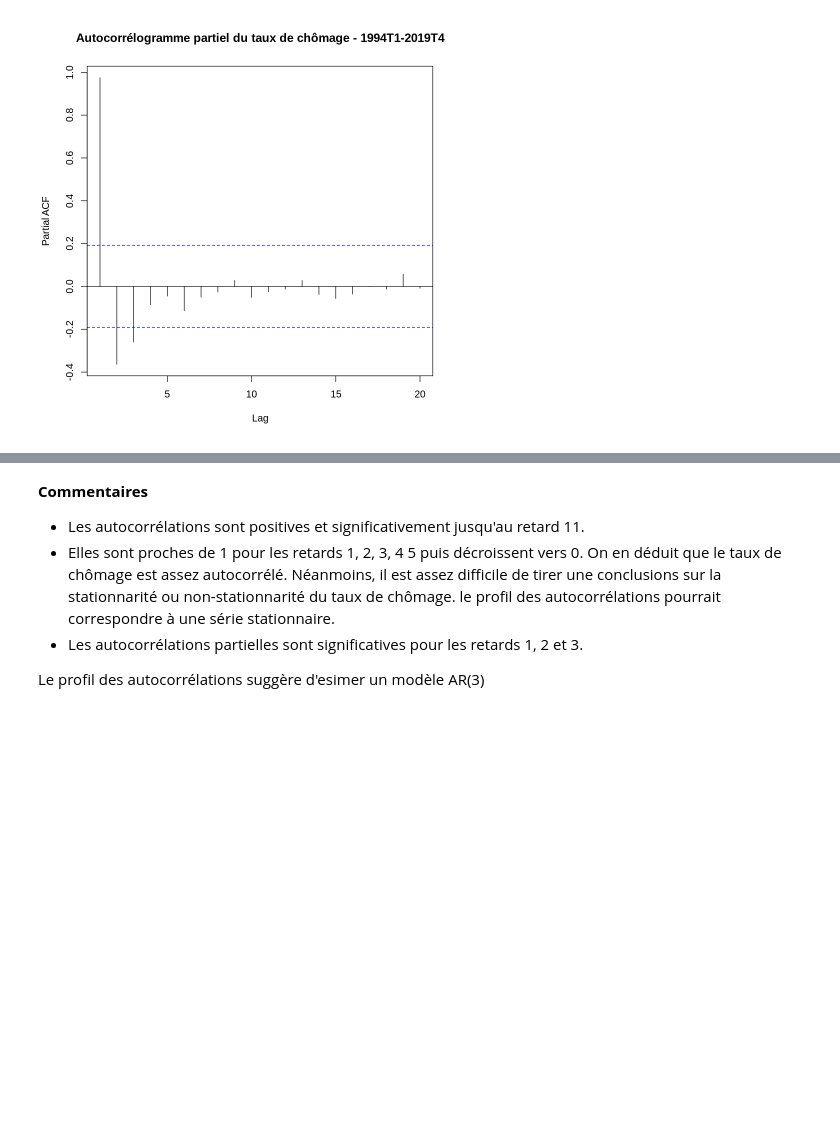
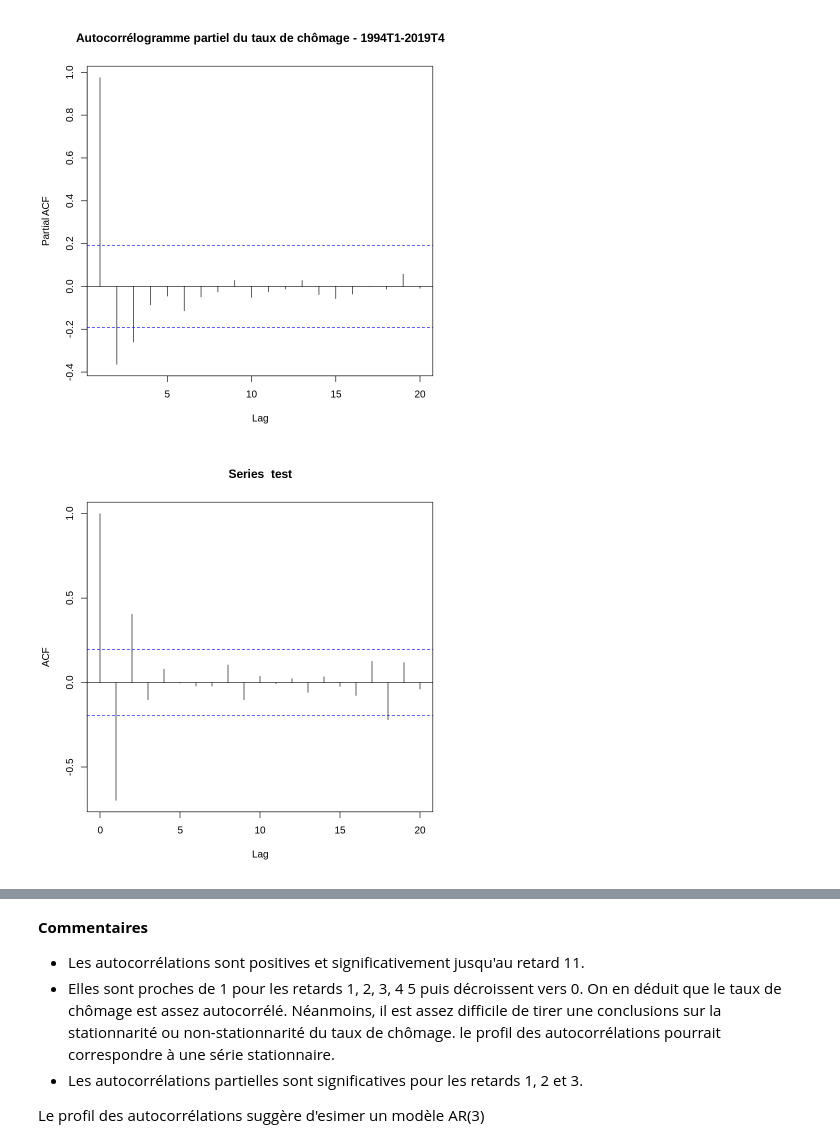
Before and after one commit to ylepen/Corrections-R, a Jupyter notebook: chapitre 3/notebooks/modelisation_chomage.ipynb, the cells around one changed output, grey strips where cells are left out. Saved outputs shown, nothing was run; the diff lists cells and outputs as text; code cells hidden in the pictures; blank space fills up the shorter version.

```diff
--- a/chapitre 3/notebooks/modelisation_chomage.ipynb
+++ b/chapitre 3/notebooks/modelisation_chomage.ipynb
@@ -114,3 +149,10 @@ pacf(x=df_u_19T1$taux,main='Autocorrélogramme partiel du taux de chômage - 199
 # %% [output]
 [figure]
 [figure]
+# %%
+test<-arima.sim(n = 100, list(ma = c(-0.9279, 0.9488)),
+          sd = sqrt(1))
+# %%
+acf(test)
+# %% [output]
+[figure, added]
```
Also changed, not shown: parts of 19 cells of this notebook.
